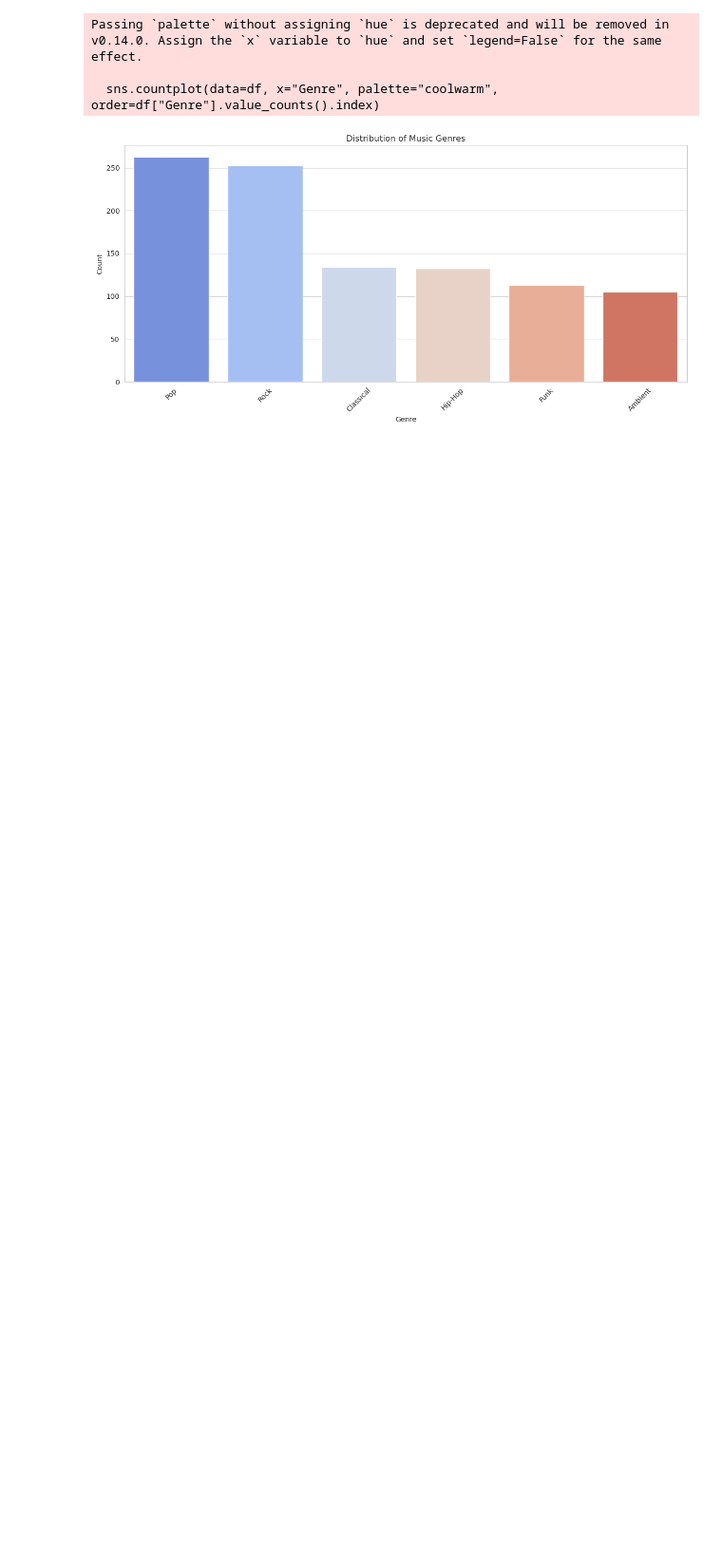
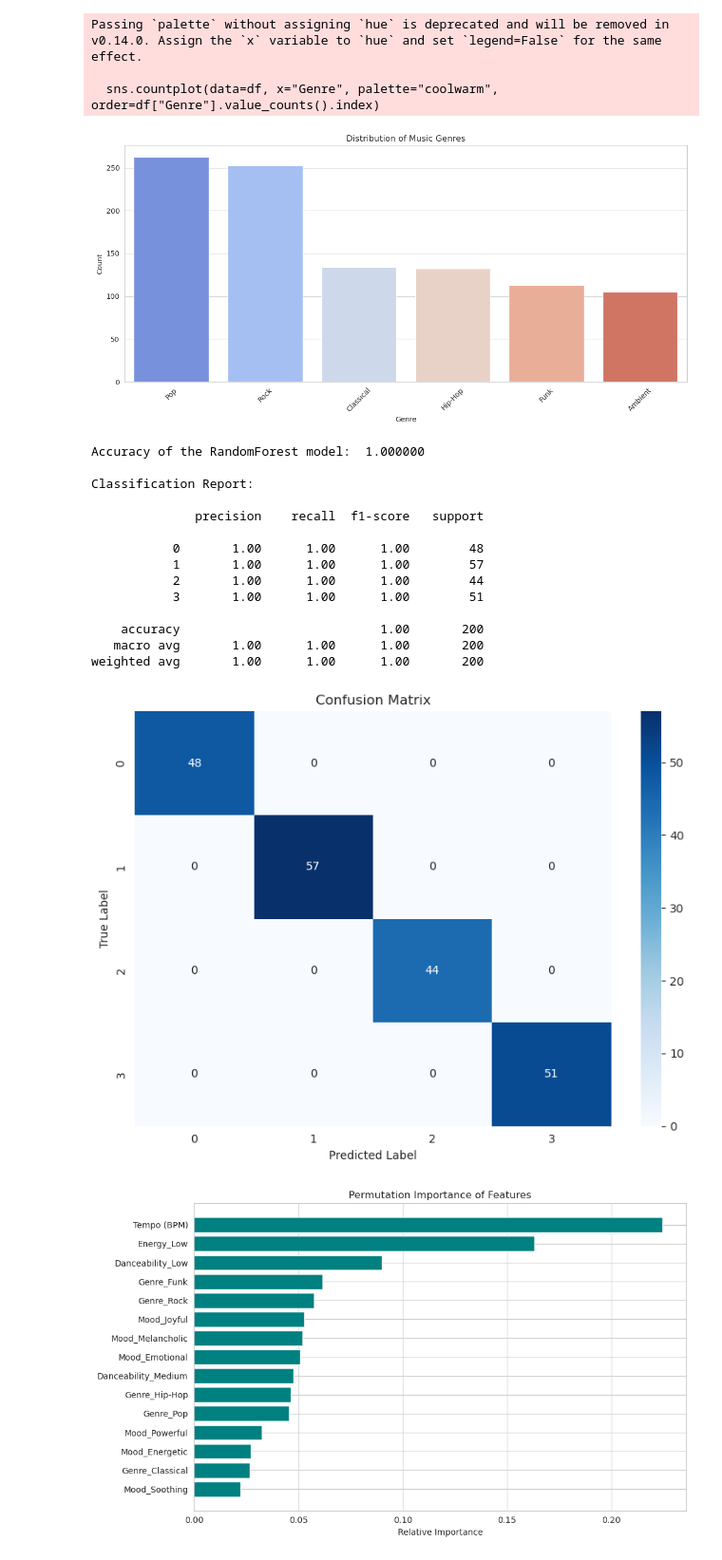
Before and after one commit to barisparlakk/music_recommendation_system, a Jupyter notebook: src/analysis.ipynb, the cells around one changed output. Shown at 95% size. Saved outputs shown, nothing was run; the diff lists cells and outputs as text; code cells hidden in the pictures; blank space fills up the shorter version.

```diff
--- a/src/analysis.ipynb
+++ b/src/analysis.ipynb
@@ -128,18 +128,81 @@ Passing `palette` without assigning `hue` is deprecated and will be removed in v
   sns.countplot(data=df, x="Genre", palette="coolwarm", order=df["Genre"].value_counts().index)
 [figure]
 # %%
-#Predictive Modeling
+ #Predictive Modeling
 
 #We aim to predict the 'Sentiment_Label'
 #Selecting relevant features for prediction
 #Include columns that are unlikely to be useful predictors such as IDs and textual descriptions
 
 features = ['Tempo (BPM)', 'Genre', 'Mood', 'Energy', 'Danceability']
 target = 'Sentiment_Label'
 
 #Make a copy of dataframe for modeling
 model_df = df[features + [target]].copy()
 
 #Encode categorical variables. For simplicity, we use LabelEncoder for target, and pd.get_dummies for features
 le = LabelEncoder()
 model_df[target] = le.fit_transform(model_df[target])
+
+#One-hot encode categorical features: Genre, Mood, Energy, Danceability
+categorical_features = ['Genre', 'Mood', 'Energy', 'Danceability']
+model_df = pd.get_dummies(model_df, columns=categorical_features, drop_first=True)
+
+#Split data into training and testing sets
+x = model_df.drop(target, axis=1)
+y = model_df[target]
+
+x_train, x_test, y_train, y_test = train_test_split(x, y, test_size=0.2, random_state=42)
+
+#Initialize and train the RandomForestClassifier
+rf_model = RandomForestClassifier(n_estimators=100, random_state=42)
+rf_model.fit(x_train, y_train)
+
+#make predictions and evaluate
+y_pred = rf_model.predict(x_test)
+
+#Accuracy Score
+accuracy = accuracy_score(y_test, y_pred)
+print(f"Accuracy of the RandomForest model: {accuracy: 4f}")
+print("\nClassification Report:\n")
+print(classification_report(y_test, y_pred))
+
+#Plotting the Confusion Matrix
+cm = confusion_matrix(y_test, y_pred)
+plt.figure(figsize=(8,6))
+sns.heatmap(cm, annot=True, fmt='d', cmap='Blues')
+plt.title('Confusion Matrix')
+plt.xlabel('Predicted Label')
+plt.ylabel('True Label')
+plt.tight_layout()
+plt.show()
+
+#Permutation Importance visualization
+importances = rf_model.feature_importances_
+indices = np.argsort(importances)
+feature_names = x.columns
+
+plt.figure(figsize=(10,6))
+plt.barh(range(len(indices)), importances[indices], color='teal', align='center')
+plt.yticks(range(len(indices)), [feature_names[i] for i in indices])
+plt.xlabel('Relative Importance')
+plt.title('Permutation Importance of Features')
+plt.tight_layout()
+plt.show()
+# %% [output]
+Accuracy of the RandomForest model:  1.000000
+
+Classification Report:
+
+              precision    recall  f1-score   support
+
+           0       1.00      1.00      1.00        48
+           1       1.00      1.00      1.00        57
+           2       1.00      1.00      1.00        44
+           3       1.00      1.00      1.00        51
+
+    accuracy                           1.00       200
+   macro avg       1.00      1.00      1.00       200
+weighted avg       1.00      1.00      1.00       200
+[figure, added]
+[figure, added]
```
